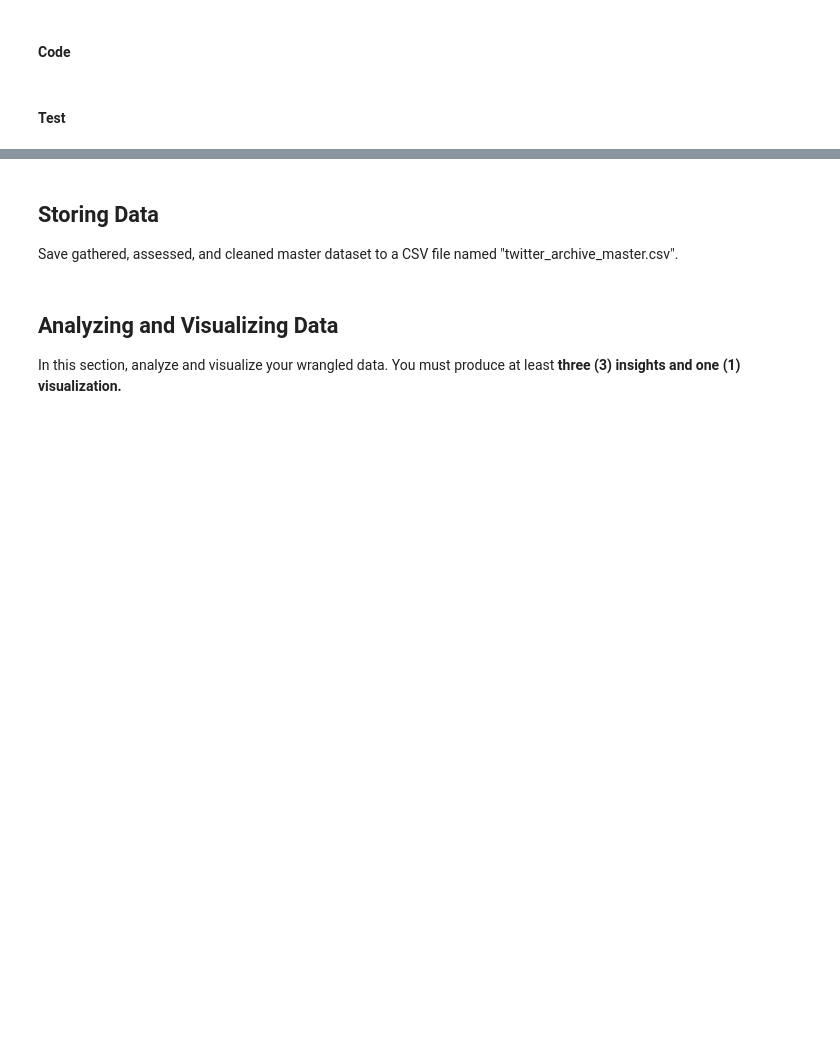
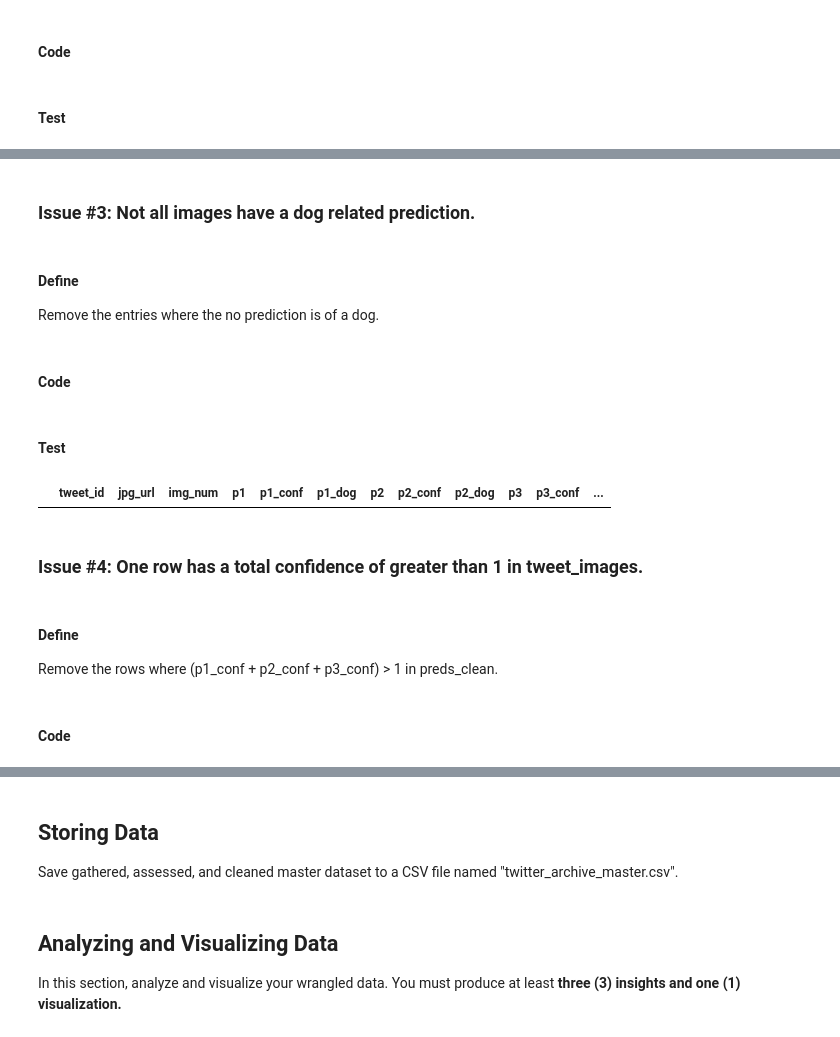
Before and after one commit to aayush1202/weRateDogs, a Jupyter notebook: wrangle_act.ipynb, the cells around one changed output, grey strips where cells are left out. Cells and saved outputs as stored; diff of their text form; code cells hidden in the pictures; blank space fills up the shorter version.

```diff
--- a/wrangle_act.ipynb
+++ b/wrangle_act.ipynb
@@ -526,4 +526,8 @@ In this section, clean **all** of the issues you documented while assessing.
 **Note:** Make a copy of the original data before cleaning. Cleaning includes merging individual pieces of data according to the rules of [tidy data](https://cran.r-project.org/web/packages/tidyr/vignettes/tidy-data.html). The result should be a high-quality and tidy master pandas DataFrame (or DataFrames, if appropriate).
 # %%
 # Make copies of original pieces of data
+
+archive_clean = twitter_archive.copy()
+preds_clean = tweet_images.copy()
+tweet_data_clean = tweet_data.copy()
 # %% [markdown]
@@ -543,2 +580,4 @@ In this section, clean **all** of the issues you documented while assessing.
+# %%
+preds_clean = preds_clean.query('tweet_id in @archive_clean_tweets')
 # %% [markdown]
 #### Test
@@ -544,0 +588,24 @@ In this section, clean **all** of the issues you documented while assessing.
+# %% [markdown]
+### Issue #3: Not all images have a dog related prediction.
+# %% [markdown]
+#### Define
+
+Remove the entries where the no prediction is of a dog.
+# %% [markdown]
+#### Code
+# %%
+preds_clean = preds_clean.query('p1_dog == True | p2_dog == True | p3_dog == True')
+# %% [markdown]
+#### Test
+# %%
+preds_clean.query('p1_dog == False & p2_dog == False & p3_dog == False')
+# %% [output]
+|  | tweet_id | jpg_url | img_num | p1 | p1_conf | p1_dog | p2 | p2_conf | p2_dog | p3 | p3_conf | ... |
+# %% [markdown]
+### Issue #4: One row has a total confidence of greater than 1 in tweet_images.
+# %% [markdown]
+#### Define
+
+Remove the rows where (p1_conf + p2_conf + p3_conf) > 1 in preds_clean.
+# %% [markdown]
+#### Code
```
Also changed, not shown: parts of 19 cells of this notebook.
